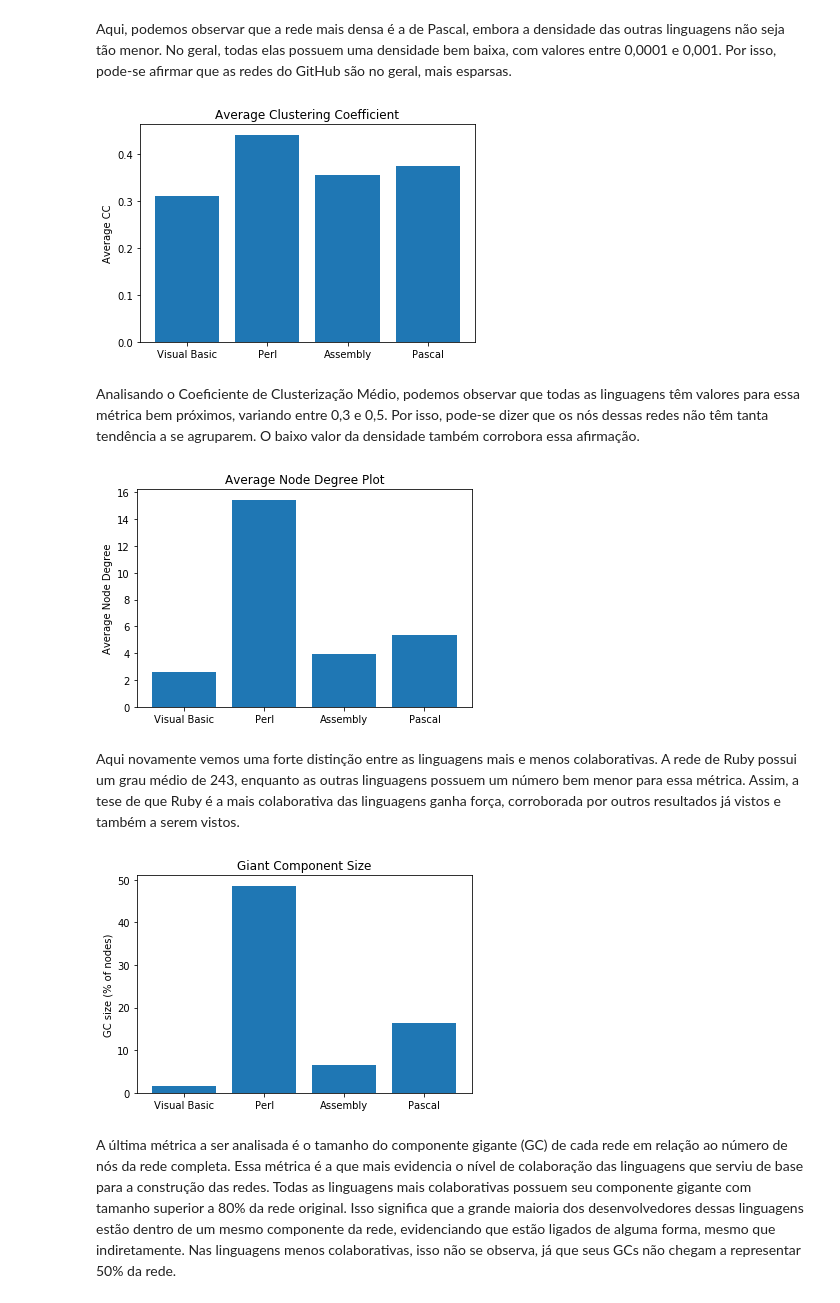
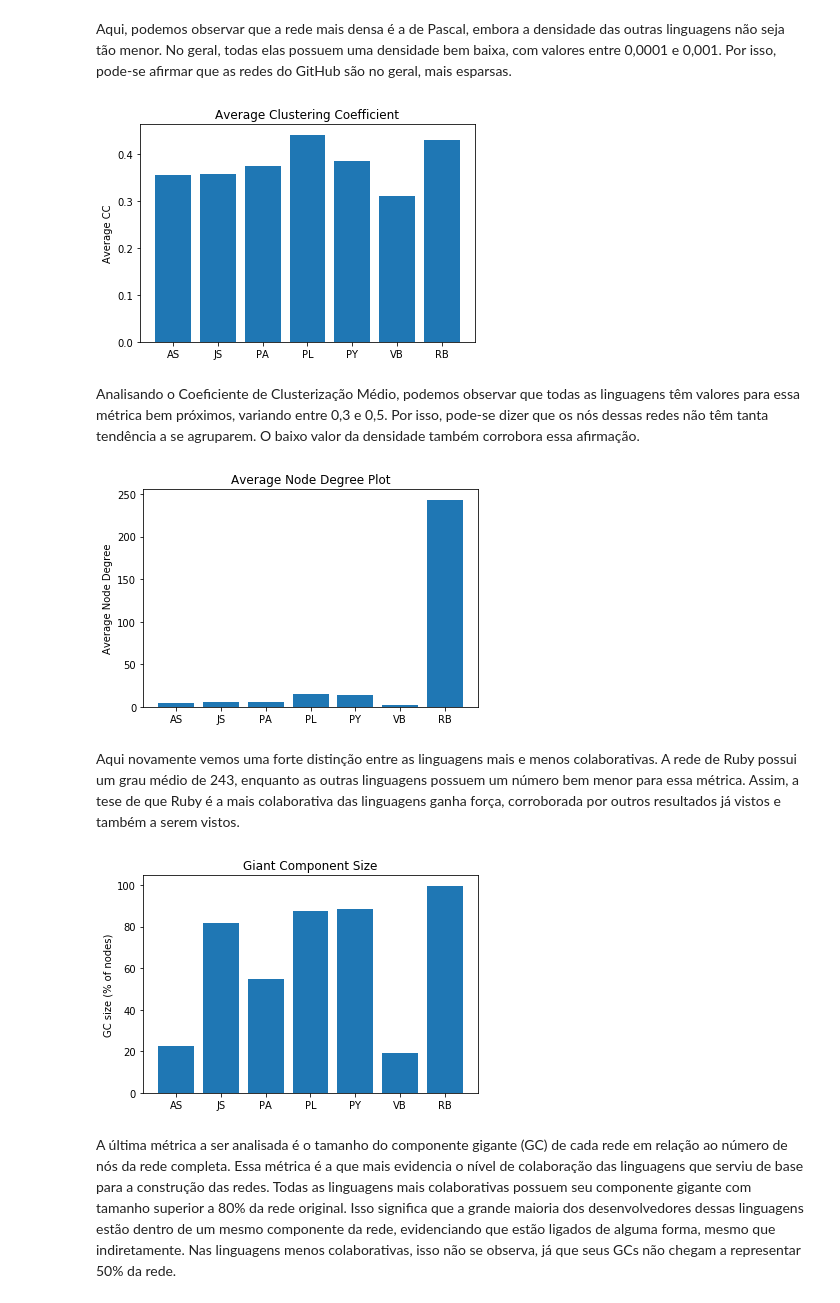
Before and after one commit to opgabriel/IntroDataScience-GitHub, a Jupyter notebook: [ICD] Projeto Final - Gabriel Oliveira.ipynb, the cells around one changed output. Saved outputs shown, nothing was run; the diff lists cells and outputs as text; code cells hidden in the pictures.

```diff
--- a/[ICD] Projeto Final - Gabriel Oliveira.ipynb
+++ b/[ICD] Projeto Final - Gabriel Oliveira.ipynb
@@ -54,7 +54,7 @@ languages = {
     "PA": "Pascal",
     "PL": "Perl",
     "PY": "Python",
-    "RB": "Ruby",
+    #"RB": "Ruby",
     "VB": "Visual Basic"
 }
 
@@ -112,7 +112,7 @@ def network_metrics(G):
     avg_node_degree = (sum_degree/num_nodes)
 
     giant = max(nx.connected_component_subgraphs(G), key=len)
-    giant_size = 100 * (nx.number_of_nodes(giant) / nodes)
+    giant_size = 100 * (nx.number_of_edges(giant) / edges)
     giant.clear()
 
     return [nodes, edges, density, avg_cc, avg_node_degree, giant_size]
@@ -123,4 +123,6 @@ for language in languages:
     G = generate_network(language)
     metrics[language] = network_metrics(G)
     G.clear()
+
+metrics["RB"] = [279281, 33979590, 0.000871, 0.429, 243.34, 99.7] # Ja tinha rodado esses resultados antes, mas demorou muito para rodar novamente na versao final
 # %% [output]
@@ -166,36 +170,36 @@ plt.savefig("plots/density.png")
 # %% [markdown]
 Aqui, podemos observar que a rede mais densa é a de Pascal, embora a densidade das outras linguagens não seja tão menor. No geral, todas elas possuem uma densidade bem baixa, com valores entre 0,0001 e 0,001. Por isso, pode-se afirmar que as redes do GitHub são no geral, mais esparsas.
 # %%
-language_avg_cc = [metrics[language][3] for language in languages]
+language_avg_cc = [metrics[language][3] for language in metrics]
 
-plt.bar(languages.values(), language_avg_cc)
+plt.bar(metrics.keys(), language_avg_cc)
 plt.ylabel('Average CC')
 plt.title("Average Clustering Coefficient")
 plt.savefig("plots/agv_cc.png")
 # %% [output]
-[figure, old version]
+[figure, new version]
 # %% [markdown]
 Analisando o Coeficiente de Clusterização Médio, podemos observar que todas as linguagens têm valores para essa métrica bem próximos, variando entre 0,3 e 0,5. Por isso, pode-se dizer que os nós dessas redes não têm tanta tendência a se agruparem. O baixo valor da densidade também corrobora essa afirmação.
 # %%
-language_avg_degree = [metrics[language][4] for language in languages]
+language_avg_degree = [metrics[language][4] for language in metrics]
 
-plt.bar(languages.values(), language_avg_degree)
+plt.bar(metrics.keys(), language_avg_degree)
 plt.ylabel('Average Node Degree')
 plt.title("Average Node Degree Plot")
 plt.savefig("plots/avg_degree.png")
 # %% [output]
-[figure, old version]
+[figure, new version]
 # %% [markdown]
 Aqui novamente vemos uma forte distinção entre as linguagens mais e menos colaborativas. A rede de Ruby possui um grau médio de 243, enquanto as outras linguagens possuem um número bem menor para essa métrica. Assim, a tese de que Ruby é a mais colaborativa das linguagens ganha força, corroborada por outros resultados já vistos e também a serem vistos.
 # %%
-language_gc_size = [metrics[language][5] for language in languages]
+language_gc_size = [metrics[language][5] for language in metrics]
 
-plt.bar(languages.values(), language_gc_size)
+plt.bar(metrics.keys(), language_gc_size)
 plt.ylabel('GC size (% of nodes)')
 plt.title("Giant Component Size")
 plt.savefig("plots/avg_cc.png")
 # %% [output]
-[figure, old version]
+[figure, new version]
 # %% [markdown]
 A última métrica a ser analisada é o tamanho do componente gigante (GC) de cada rede em relação ao número de nós da rede completa. Essa métrica é a que mais evidencia o nível de colaboração das linguagens que serviu de base para a construção das redes. Todas as linguagens mais colaborativas possuem seu componente gigante com tamanho superior a 80% da rede original. Isso significa que a grande maioria dos desenvolvedores dessas linguagens estão dentro de um mesmo componente da rede, evidenciando que estão ligados de alguma forma, mesmo que indiretamente. Nas linguagens menos colaborativas, isso não se observa, já que seus GCs não chegam a representar 50% da rede.
 # %% [markdown]
```
Also changed, not shown: parts of 6 cells of this notebook, 14 other files.
